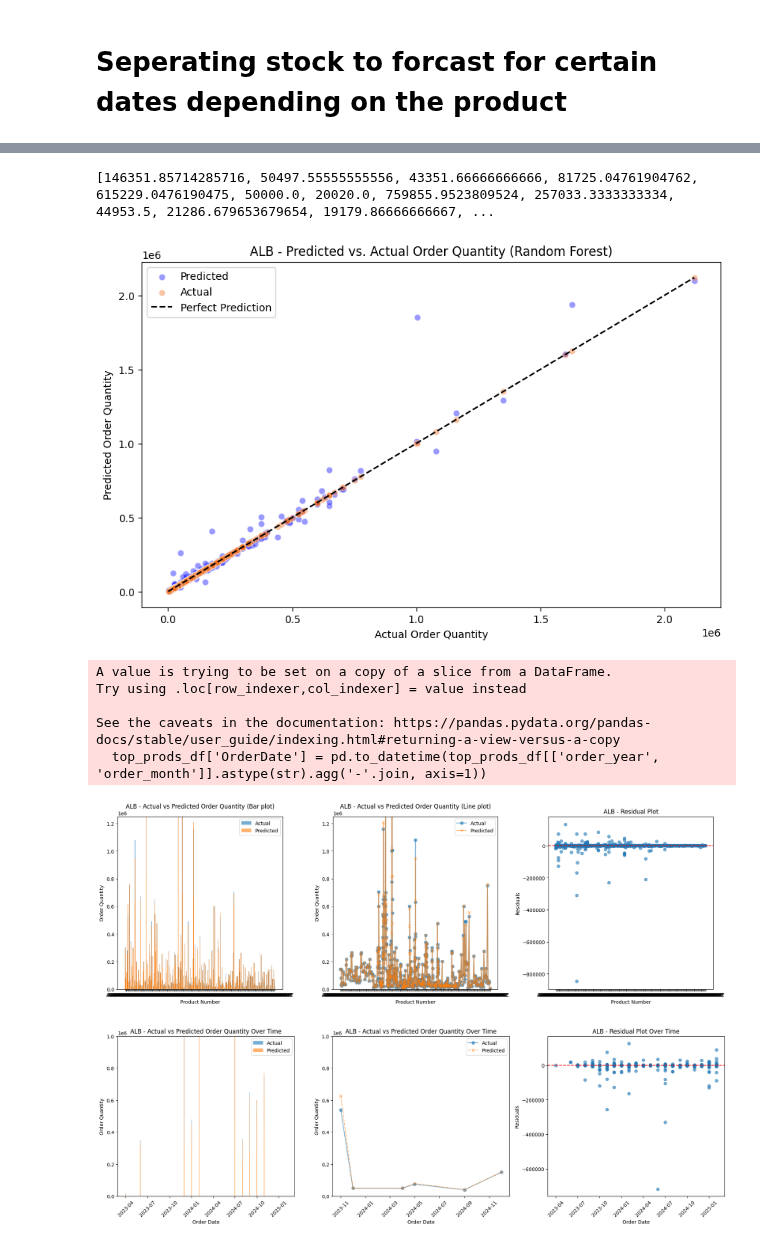
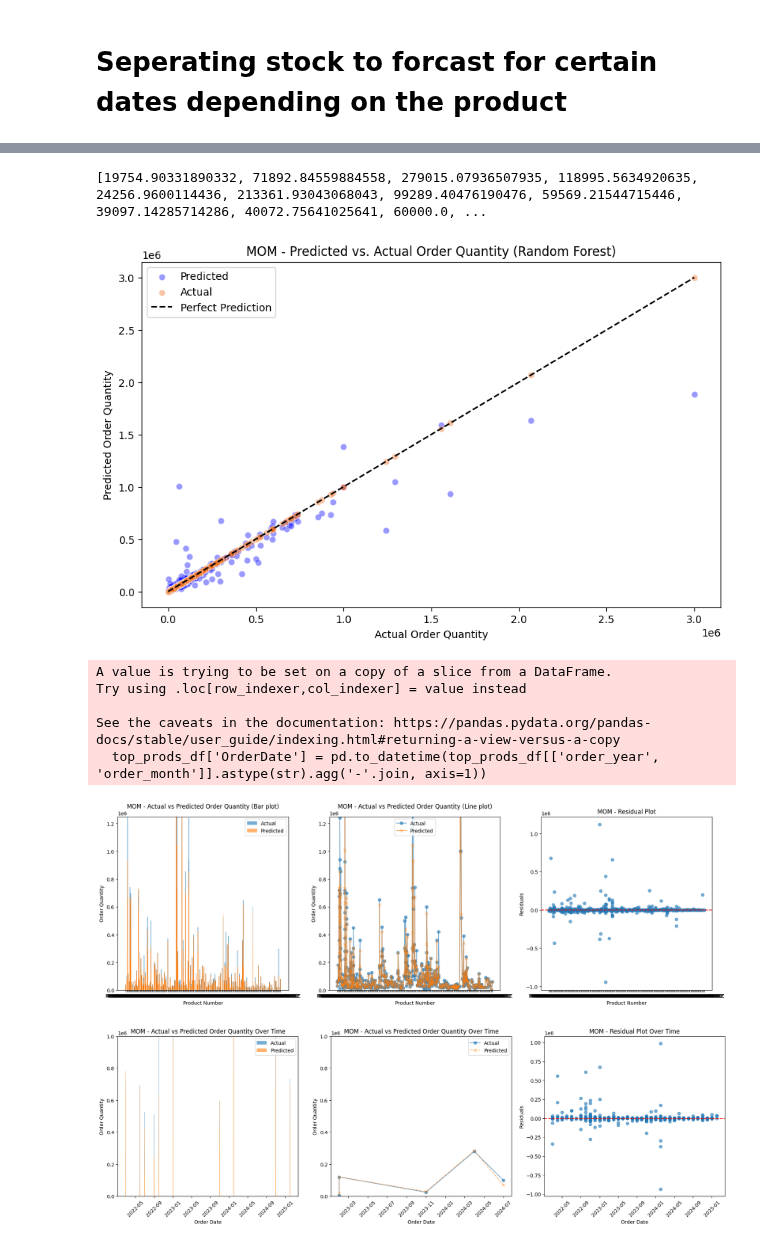
Before and after one commit to mwilko/SCM-Predictive-Analytics, a Jupyter notebook: notebooks/individual_stock_forecast.ipynb, the cells around one changed output, grey strips where cells are left out. Saved outputs shown, nothing was run; the diff lists cells and outputs as text; code cells hidden in the pictures.

```diff
--- a/notebooks/individual_stock_forecast.ipynb
+++ b/notebooks/individual_stock_forecast.ipynb
@@ -98,7 +56,7 @@ from sklearn.model_selection import train_test_split
 
 # define the features and target variable from 'product_sales'
 # CHANGE THE CUSTOMER CODE HERE >>>>>>>>>>
-custom_code_df = pd.DataFrame(custom_code_ALB)
+custom_code_df = pd.DataFrame(ph.get_custom_code_data('MOM'))
 
 # customer code for later referencing
 custom_ref = custom_code_df.loc[0, 'ProductNumber'][:3].lower().upper()
@@ -140,8 +79,7 @@ plt.show()
 # %%
 from sklearn.preprocessing import OneHotEncoder
 from sklearn.compose import ColumnTransformer
-
-df = custom_code_df.copy()
+df = custom_code_df
 
 features = ['ProductNumber', 'order_month',
             'prev_month_sales', 'prev_week_sales', 'prev_2_month_sales', 'prev_3_month_sales',
@@ -162,11 +100,10 @@ encoder = OneHotEncoder(handle_unknown='ignore', sparse_output=False)
 # preprocessor (keeps numerical features as is)
 preprocessor = ColumnTransformer(
     transformers=[
-        ('cat', encoder, categorical_features)  # one-hot encode categorical features
+        # one-hot encode categorical features
+        ('cat', encoder, categorical_features)
     ], remainder='passthrough'
 )
 
 # transform the features
 X_transformed = preprocessor.fit_transform(X)
-
-df.head()
@@ -189,7 +118,7 @@ X_val_scaled = scaler.transform(X_val)
 customer_total = df.copy()
 
 # define features and target
-features = ['ProductNumber', 'order_month',
+features = ['ProductNumber', 'order_month', 'order_week', 'order_weekday',
             'prev_month_sales', 'prev_week_sales', 'prev_2_month_sales', 'prev_3_month_sales',
             'moving_avg_3m', 'moving_avg_6m', 'moving_avg_12m', 'moving_avg_18m',
             'var_3m', 'var_6m', 'var_12m', 'var_18m',
@@ -482,8 +358,8 @@ plt.legend()
 
 plt.show()
 # %% [output]
-[146351.85714285716, 50497.55555555556, 43351.66666666666, 81725.04761904762, 615229.0476190475, 50000.0, 20020.0, 759855.9523809524, 257033.3333333334, 44953.5, 21286.679653679654, 19179.86666666667, ...
+[19754.90331890332, 71892.84559884558, 279015.07936507935, 118995.5634920635, 24256.9600114436, 213361.93043068043, 99289.40476190476, 59569.21544715446, 39097.14285714286, 40072.75641025641, 60000.0, ...
-[figure, old version]
+[figure, new version]
 # %%
 # Convert order year and month to datetime format
 top_prods_df['OrderDate'] = pd.to_datetime(top_prods_df[['order_year', 'order_month']].astype(str).agg('-'.join, axis=1))
@@ -532,7 +408,7 @@ Try using .loc[row_indexer,col_indexer] = value instead
 
 See the caveats in the documentation: https://pandas.pydata.org/pandas-docs/stable/user_guide/indexing.html#returning-a-view-versus-a-copy
   top_prods_df['OrderDate'] = pd.to_datetime(top_prods_df[['order_year', 'order_month']].astype(str).agg('-'.join, axis=1))
-[figure, old version]
+[figure, new version]
 # %%
 # Convert order year and month to datetime format
 customer_total['OrderDate'] = pd.to_datetime(customer_total[['order_year', 'order_month']].astype(str).agg('-'.join, axis=1))
@@ -551,32 +427,32 @@ axes[0].set_title(f'{custom_ref} - Actual vs Predicted Order Quantity Over Time'
 axes[0].set_ylim(0, 1000000)
 axes[0].legend()
 axes[0].tick_params(axis='x', rotation=45)  # Rotate x-axis labels for readability
 
 # Line plot, actual and predicted values over time
-sorted_indices = customer_total.loc[tp_y_val.index, 'OrderDate'].argsort()
+sorted_indices = top_prods_df.loc[tp_y_val.index, 'OrderDate'].argsort()
 sorted_dates = top_prods_df.loc[tp_y_val.index, 'OrderDate'].iloc[sorted_indices]
 sorted_actual = total_y_val.iloc[sorted_indices]
 sorted_predicted = total_y_pred_rf[sorted_indices]
 
 axes[1].plot(sorted_dates, sorted_actual, label='Actual', alpha=0.6, marker='o', linestyle='-')
 axes[1].plot(sorted_dates, sorted_predicted, label='Predicted', alpha=0.6, marker='x', linestyle='--')
 axes[1].set_xlabel('Order Date')
 axes[1].set_ylabel('Order Quantity')
 axes[1].set_title(f'{custom_ref} - Actual vs Predicted Order Quantity Over Time')
 axes[1].set_ylim(0, 1000000)
 axes[1].legend()
 axes[1].tick_params(axis='x', rotation=45)
 
 # Residual plot over time
 residuals = total_y_val - total_y_pred_rf
 axes[2].scatter(customer_total.loc[total_y_val.index, 'OrderDate'], residuals, alpha=0.6)
 axes[2].axhline(y=0, color='r', linestyle='--')
 axes[2].set_xlabel('Order Date')
 axes[2].set_ylabel('Residuals')
 axes[2].set_title(f'{custom_ref} - Residual Plot Over Time')
 axes[2].tick_params(axis='x', rotation=45)
 
 plt.tight_layout()
 plt.show()
 # %% [output]
-[figure, old version]
+[figure, new version]
```
Also changed, not shown: parts of 28 cells of this notebook, 5 other files.
